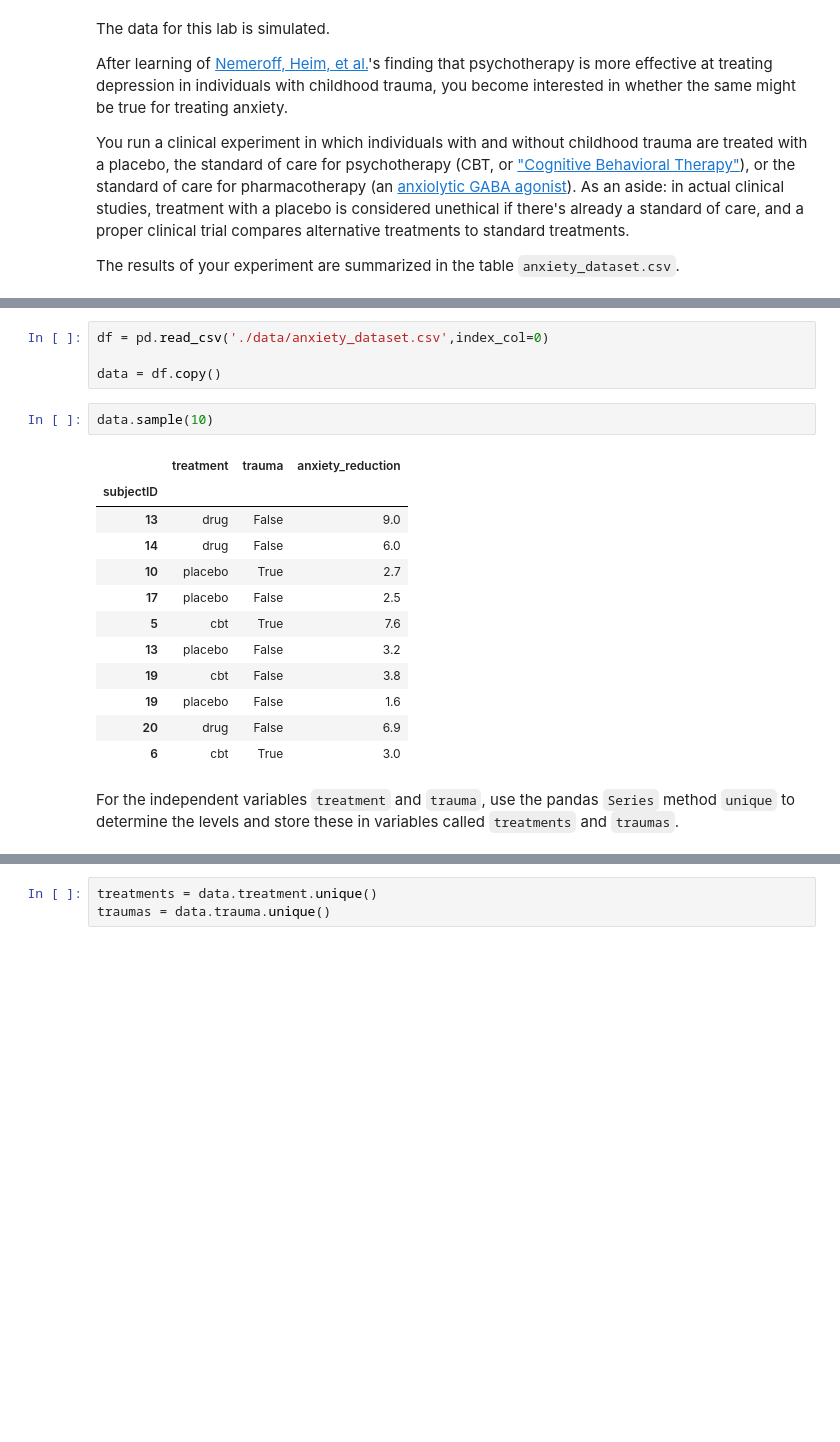
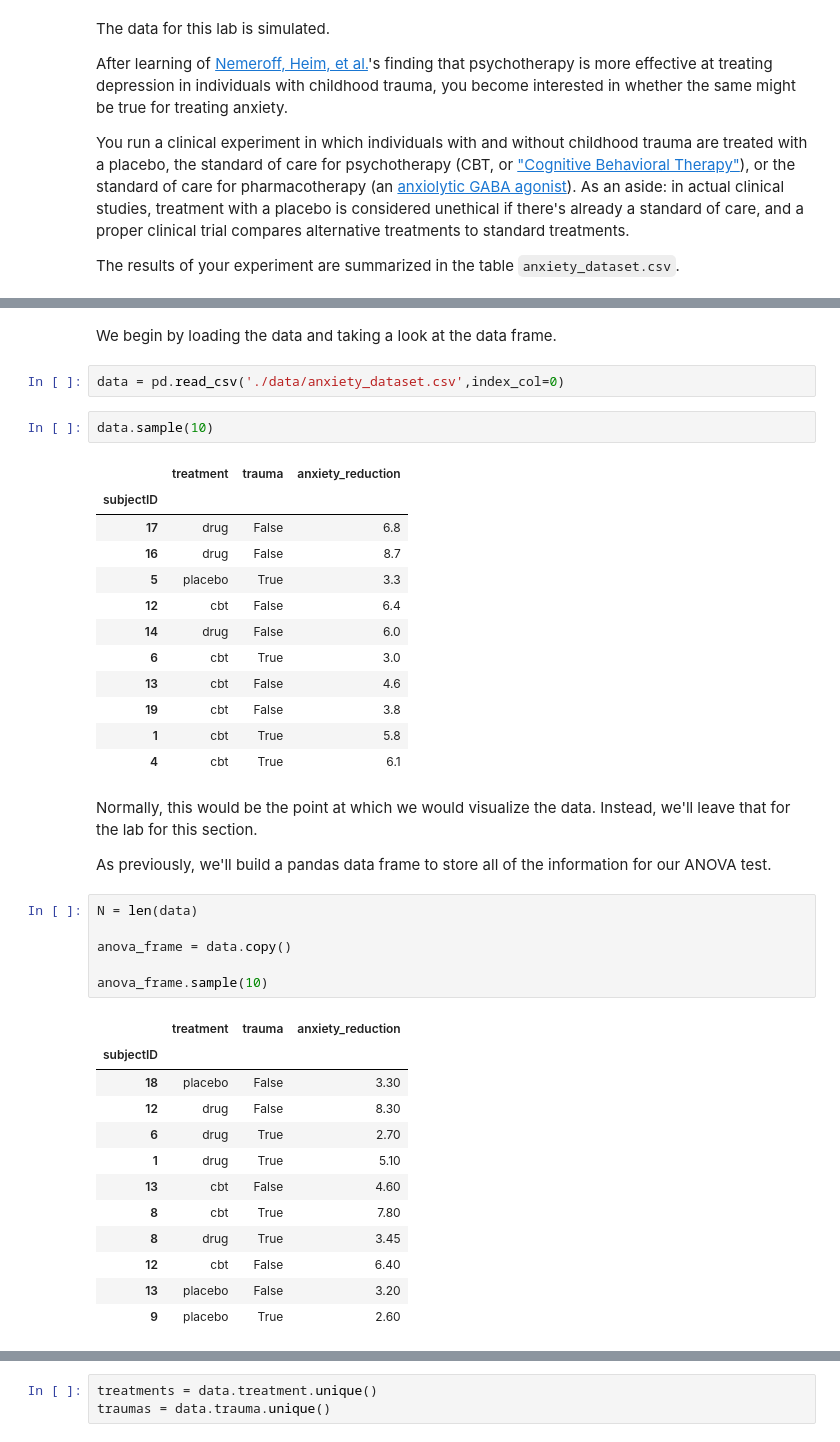
Before and after one commit to charlesfrye/AppliedStatisticsForNeuroscience, a Jupyter notebook: 06 - ANOVA II/Tutorial - Two-Way ANOVA by Hand.ipynb, the cells around one changed output, grey strips where cells are left out. Cells and saved outputs as stored; diff of their text form; blank space fills up the shorter version.

Commit message:
Adds complete draft of Two-Way ANOVA tutorial

```diff
--- a/06 - ANOVA II/Tutorial - Two-Way ANOVA by Hand.ipynb
+++ b/06 - ANOVA II/Tutorial - Two-Way ANOVA by Hand.ipynb
@@ -76,21 +390,43 @@ The results of your experiment are summarized in the table `anxiety_dataset.csv`
+# %% [markdown]
+We begin by loading the data and taking a look at the data frame.
 # %%
-df = pd.read_csv('./data/anxiety_dataset.csv',index_col=0)
-
-data = df.copy()
+data = pd.read_csv('./data/anxiety_dataset.csv',index_col=0)
 # %%
 data.sample(10)
 # %% [output]
 |  | treatment | trauma | anxiety_reduction |
 | subjectID |  |  |  |
-| 13 | drug | False | 9.0 |
+| 17 | drug | False | 6.8 |
+| 16 | drug | False | 8.7 |
+| 5 | placebo | True | 3.3 |
+| 12 | cbt | False | 6.4 |
 | 14 | drug | False | 6.0 |
-| 10 | placebo | True | 2.7 |
-| 17 | placebo | False | 2.5 |
-| 5 | cbt | True | 7.6 |
-| 13 | placebo | False | 3.2 |
+| 6 | cbt | True | 3.0 |
+| 13 | cbt | False | 4.6 |
 | 19 | cbt | False | 3.8 |
-| 19 | placebo | False | 1.6 |
-| 20 | drug | False | 6.9 |
-| 6 | cbt | True | 3.0 |
+| 1 | cbt | True | 5.8 |
+| 4 | cbt | True | 6.1 |
-# %% [markdown]
-For the independent variables `treatment` and `trauma`, use the pandas `Series` method `unique` to determine the levels and store these in variables called `treatments` and `traumas`.
+# %% [markdown]
+Normally, this would be the point at which we would visualize the data.
+Instead, we'll leave that for the lab for this section.
+
+As previously, we'll build a pandas data frame to store all of the information for our ANOVA test.
+# %%
+N = len(data)
+
+anova_frame = data.copy()
+
+anova_frame.sample(10)
+# %% [output]
+|  | treatment | trauma | anxiety_reduction |
+| subjectID |  |  |  |
+| 18 | placebo | False | 3.30 |
+| 12 | drug | False | 8.30 |
+| 6 | drug | True | 2.70 |
+| 1 | drug | True | 5.10 |
+| 13 | cbt | False | 4.60 |
+| 8 | cbt | True | 7.80 |
+| 8 | drug | True | 3.45 |
+| 12 | cbt | False | 6.40 |
+| 13 | placebo | False | 3.20 |
+| 9 | placebo | True | 2.60 |
```
Also changed, not shown: parts of 65 cells of this notebook.
